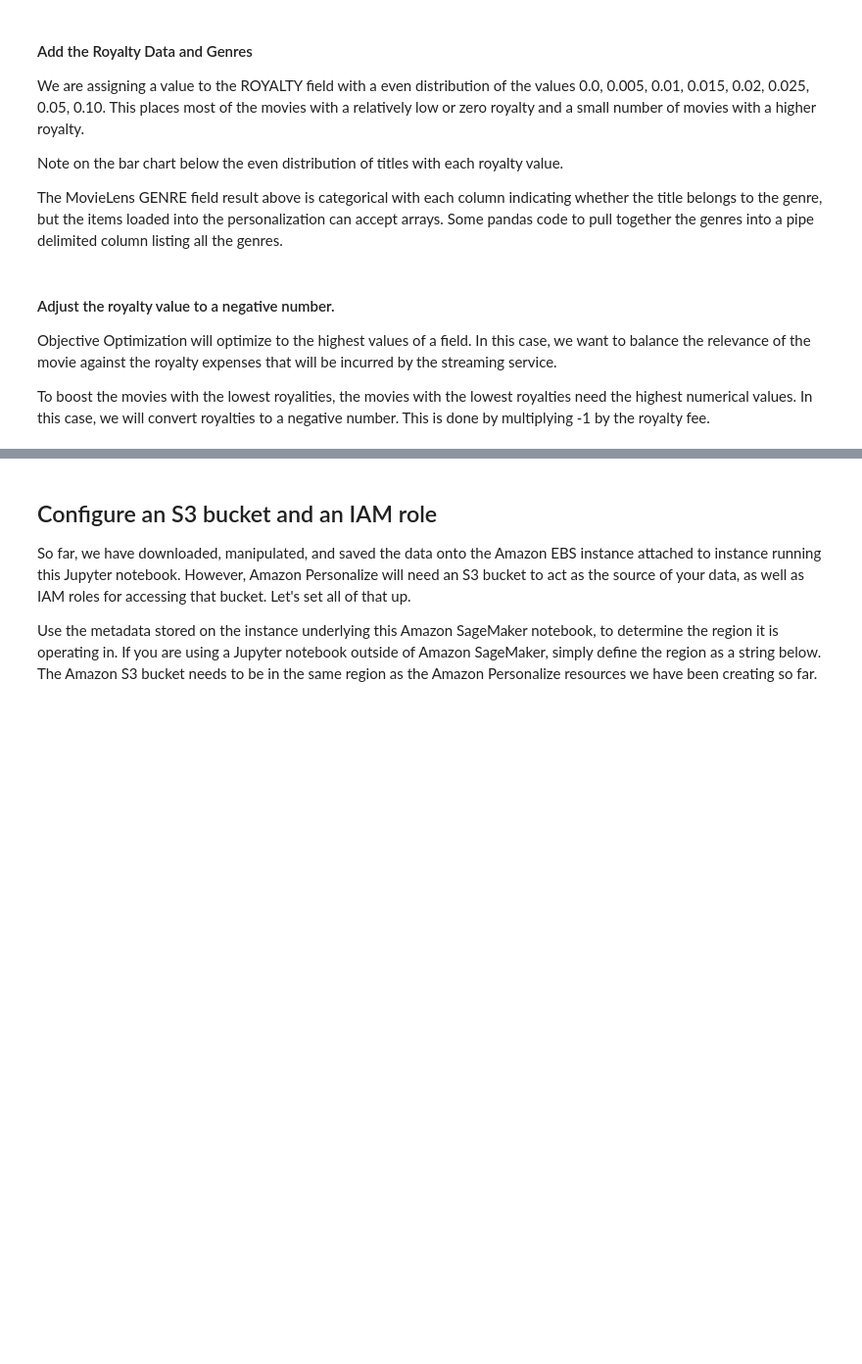
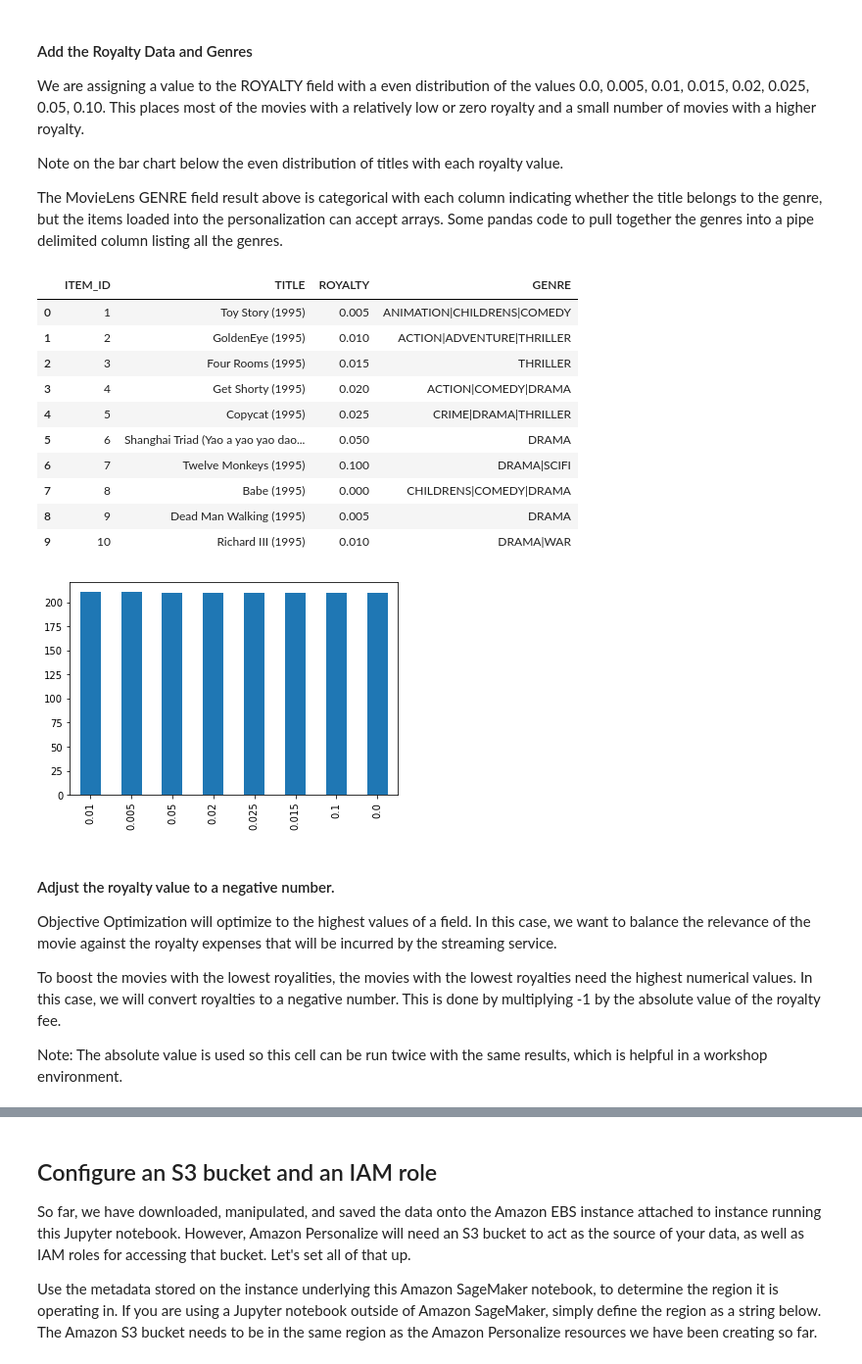
Before and after one commit to aws-samples/amazon-personalize-samples, a Jupyter notebook: next_steps/core_use_cases/objective_optimization/objective-optimization.ipynb, the cells around one changed output, grey strips where cells are left out. Shown at 98% size. Saved outputs shown, nothing was run; the diff lists cells and outputs as text; code cells hidden in the pictures; blank space fills up the shorter version.

```diff
--- a/next_steps/core_use_cases/objective_optimization/objective-optimization.ipynb
+++ b/next_steps/core_use_cases/objective_optimization/objective-optimization.ipynb
@@ -73,25 +114,40 @@ The MovieLens GENRE field result above is categorical with each column indicatin
 # %%
 pd.set_option('display.max_rows', 10)
 
 royaltyvalues = [0, 0.005, 0.01, 0.015, 0.02, 0.025, 0.05, 0.10]
 items.loc[:,'ROYALTY'] = items['ITEM_ID'].map(lambda x: royaltyvalues[x%8])
 
-items['GENRE']=''
+items.loc[:,'GENRE']=''
 
 for col_name in items.columns:
     if col_name.endswith('_GENRE'):
         items.loc[items[col_name]==1,'GENRE']= items['GENRE']+'|'+ col_name[:-6]
 
 items = items[['ITEM_ID', 'TITLE','ROYALTY', 'GENRE']]
-items['GENRE'] = items['GENRE'].str[1:]
+items.loc[:,'GENRE'] = items['GENRE'].str[1:]
 
 
-items['ROYALTY'].value_counts().plot.bar()
+items.loc[:,'ROYALTY'].value_counts().plot.bar()
 items.head(10)
+# %% [output]
+|  | ITEM_ID | TITLE | ROYALTY | GENRE |
+| 0 | 1 | Toy Story (1995) | 0.005 | ANIMATION|CHILDRENS|COMEDY |
+| 1 | 2 | GoldenEye (1995) | 0.010 | ACTION|ADVENTURE|THRILLER |
+| 2 | 3 | Four Rooms (1995) | 0.015 | THRILLER |
+| 3 | 4 | Get Shorty (1995) | 0.020 | ACTION|COMEDY|DRAMA |
+| 4 | 5 | Copycat (1995) | 0.025 | CRIME|DRAMA|THRILLER |
+| 5 | 6 | Shanghai Triad (Yao a yao yao dao... | 0.050 | DRAMA |
+| 6 | 7 | Twelve Monkeys (1995) | 0.100 | DRAMA|SCIFI |
+| 7 | 8 | Babe (1995) | 0.000 | CHILDRENS|COMEDY|DRAMA |
+| 8 | 9 | Dead Man Walking (1995) | 0.005 | DRAMA |
+| 9 | 10 | Richard III (1995) | 0.010 | DRAMA|WAR |
+[figure, added]
 # %% [markdown]
 #### Adjust the royalty value to a negative number.
 
 Objective Optimization will optimize to the highest values of a field. In this case, we want to balance the relevance of the movie against the royalty expenses that will be incurred by the streaming service.
 
-To boost the movies with the lowest royalities, the movies with the lowest royalties need the highest numerical values. In this case, we will convert royalties to a negative number. This is done by multiplying -1 by the royalty fee.
+To boost the movies with the lowest royalities, the movies with the lowest royalties need the highest numerical values. In this case, we will convert royalties to a negative number. This is done by multiplying -1 by the absolute value of the royalty fee.
+
+Note: The absolute value is used so this cell can be run twice with the same results, which is helpful in a workshop environment.
 # %%
```
Also changed, not shown: parts of 10 cells of this notebook.
